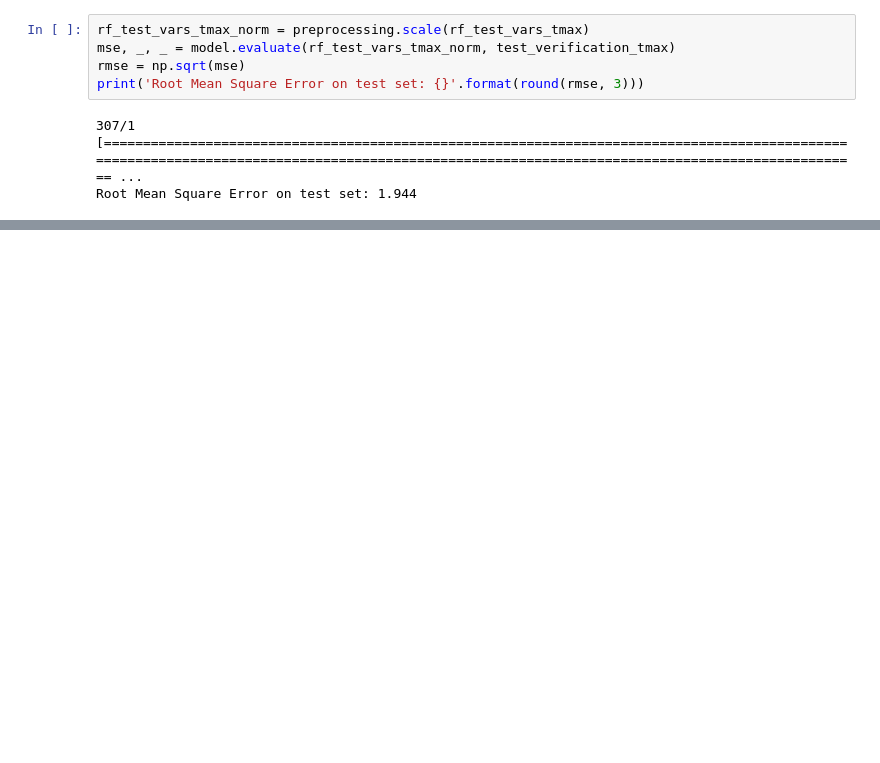
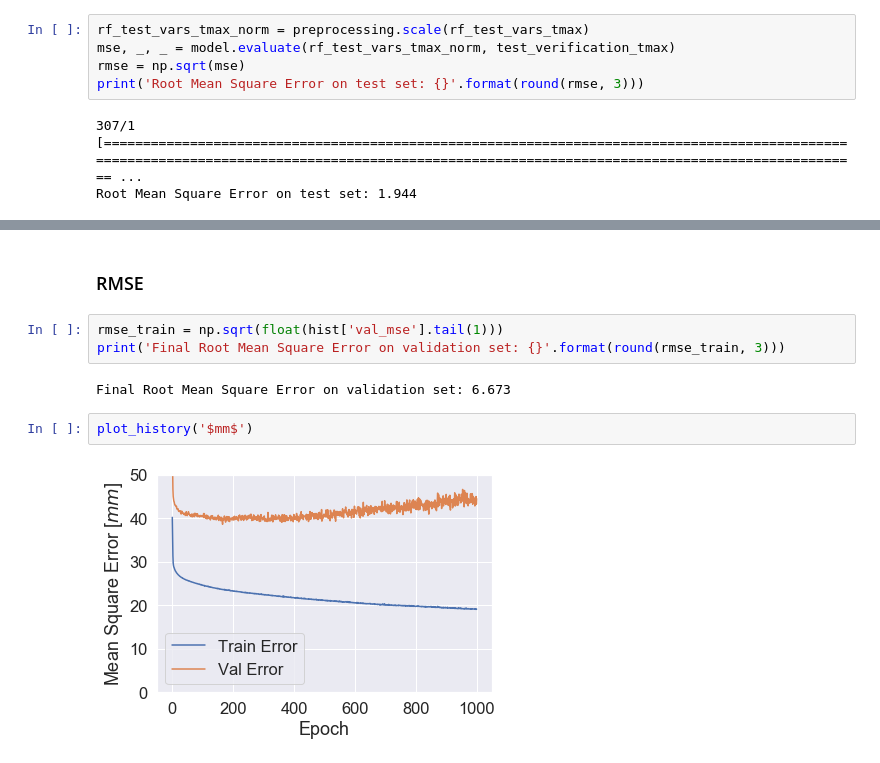
Before and after one commit to david0811/atms597_project6, a Jupyter notebook: project6_David.ipynb, the cells around one changed output, grey strips where cells are left out. Drawn from its saved outputs; the diff is of its cells as text; blank space fills up the shorter version.

```diff
--- a/project6_David.ipynb
+++ b/project6_David.ipynb
@@ -345,0 +614,11 @@ Root Mean Square Error on test set: 1.944
+# %% [markdown]
+### RMSE
+# %%
+rmse_train = np.sqrt(float(hist['val_mse'].tail(1)))
+print('Final Root Mean Square Error on validation set: {}'.format(round(rmse_train, 3)))
+# %% [output]
+Final Root Mean Square Error on validation set: 6.673
+# %%
+plot_history('$mm$')
+# %% [output]
+[figure, added]
```
Also changed, not shown: parts of 35 cells of this notebook.
